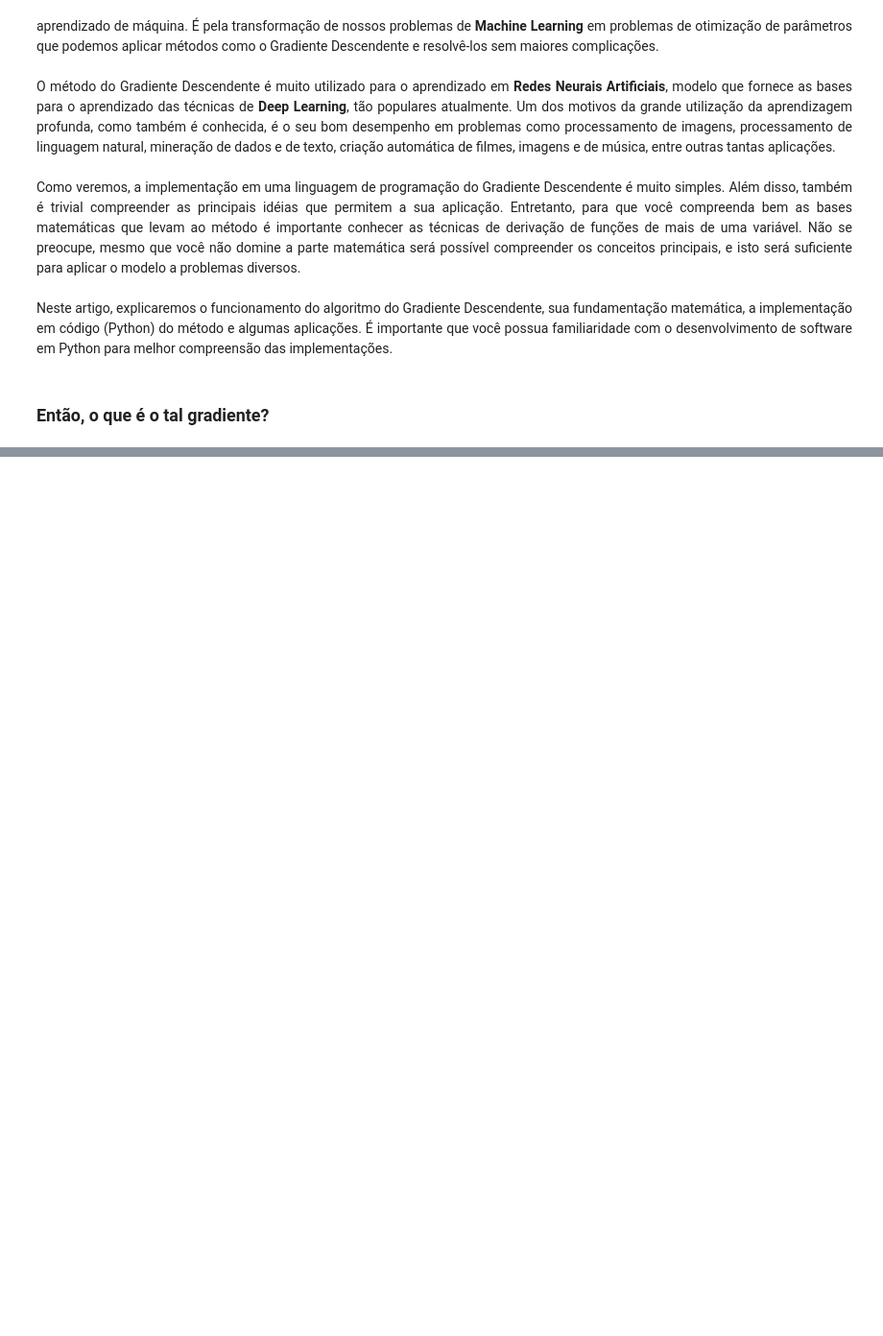
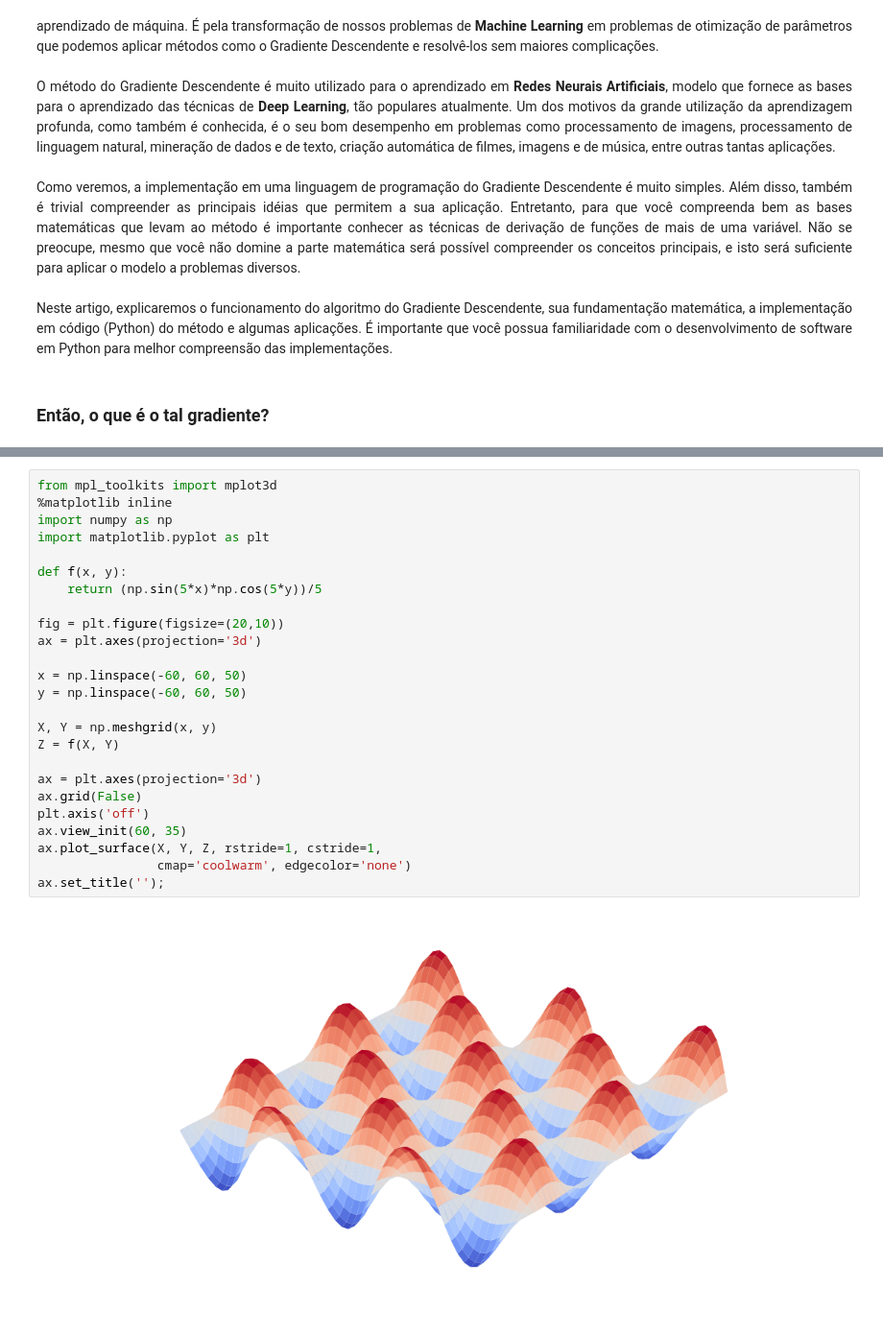
Before and after one commit to roosevelt/learnml, a Jupyter notebook: gradientdescent.ipynb, the cells around one changed output, grey strips where cells are left out. Shown at 96% size. Saved outputs shown, nothing was run; the diff lists cells and outputs as text; blank space fills up the shorter version.

```diff
--- a/gradientdescent.ipynb
+++ b/gradientdescent.ipynb
@@ -54,0 +63,27 @@ Estas informações sobre o crescimento ou decrescimento da função são fundam
+# %%
+from mpl_toolkits import mplot3d
+%matplotlib inline
+import numpy as np
+import matplotlib.pyplot as plt
+
+def f(x, y):
+    return (np.sin(5*x)*np.cos(5*y))/5
+
+fig = plt.figure(figsize=(20,10))
+ax = plt.axes(projection='3d')
+
+x = np.linspace(-60, 60, 50)
+y = np.linspace(-60, 60, 50)
+
+X, Y = np.meshgrid(x, y)
+Z = f(X, Y)
+
+ax = plt.axes(projection='3d')
+ax.grid(False)
+plt.axis('off')
+ax.view_init(60, 35)
+ax.plot_surface(X, Y, Z, rstride=1, cstride=1,
+                cmap='coolwarm', edgecolor='none')
+ax.set_title('');
+# %% [output]
+[figure, added]
```
Also changed, not shown: parts of 2 cells of this notebook.
